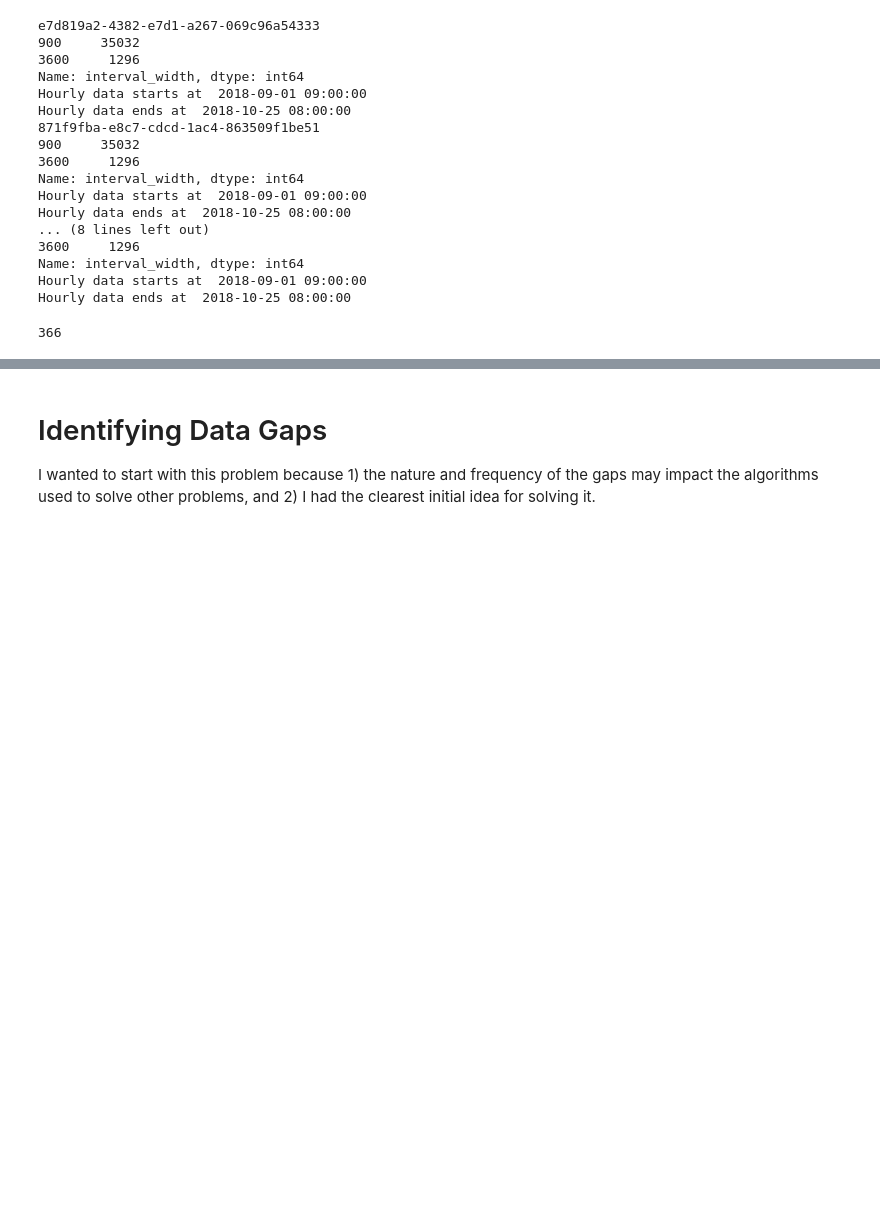
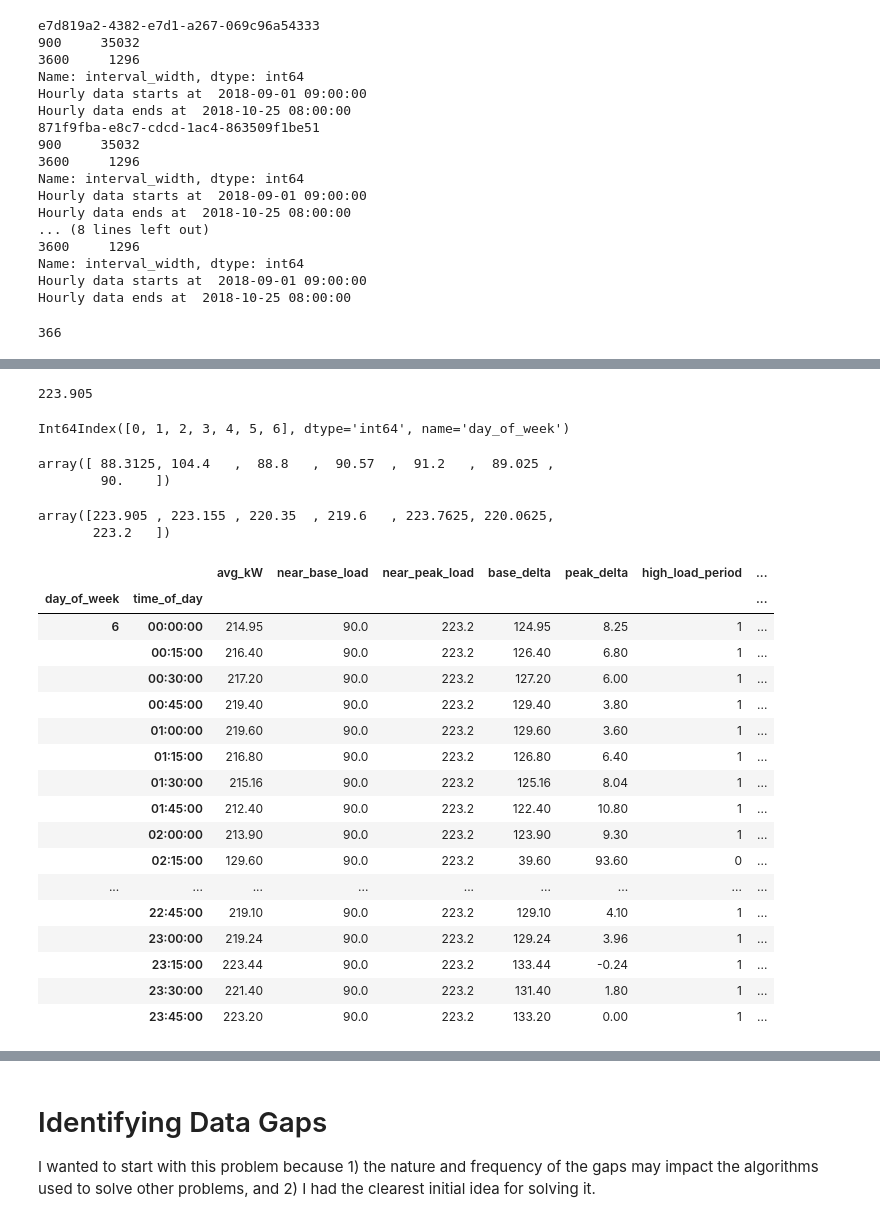
Before and after one commit to NathanVenos/dc-ds-08-26-19, a Jupyter notebook: voltus/Voltus_Project_Nathan.ipynb, the cells around one changed output, grey strips where cells are left out. Saved outputs shown, nothing was run; the diff lists cells and outputs as text; code cells hidden in the pictures; blank space fills up the shorter version.

```diff
--- a/voltus/Voltus_Project_Nathan.ipynb
+++ b/voltus/Voltus_Project_Nathan.ipynb
@@ -177,0 +379,19 @@ all_data_df = pd.read_csv('data/data.csv')
+# %%
+def high_load_start_stop(weekly_interval_df):
+    """
+    Given a DataFrame with known operating and not operating times,
+    return the start and stop time for each day.
+    """
+    shift_forward_fill = weekly_interval_df['high_load_period'].iloc[-1]
+    shift_backward_fill = weekly_interval_df['high_load_period'].iloc[0]
+    weekly_interval_df['high_start'] = (weekly_interval_df['high_load_period']
+                                        < weekly_interval_df['high_load_period'].shift(-1,
+                                                                                       axis=0,
+                                                                                       fill_value=shift_backward_fill))
+    weekly_interval_df['high_stop'] = (weekly_interval_df['high_load_period']
+                                       > weekly_interval_df['high_load_period'].shift(-1,
+                                                                                      axis=0,
+                                                                                      fill_value=shift_backward_fill))
+    weekly_interval_df['high_start'] = weekly_interval_df['high_start'].astype('int')
+    weekly_interval_df['high_stop'] = weekly_interval_df['high_stop'].astype('int')
+    return weekly_interval_df
@@ -177,0 +415,40 @@ all_data_df = pd.read_csv('data/data.csv')
+# %%
+temp_week.loc[(day, ), 'near_base_load'][0]
+temp_week['near_peak_load'].max()
+# %% [output]
+223.905
+# %%
+temp_week.index.get_level_values(0).unique()
+# %% [output]
+Int64Index([0, 1, 2, 3, 4, 5, 6], dtype='int64', name='day_of_week')
+# %%
+temp_week.near_base_load.unique()
+# %% [output]
+array([ 88.3125, 104.4   ,  88.8   ,  90.57  ,  91.2   ,  89.025 ,
+        90.    ])
+# %%
+temp_week.near_peak_load.unique()
+# %% [output]
+array([223.905 , 223.155 , 220.35  , 219.6   , 223.7625, 220.0625,
+       223.2   ])
+# %%
+temp_week.tail(96)
+# %% [output]
+|  |  | avg_kW | near_base_load | near_peak_load | base_delta | peak_delta | high_load_period | ... |
+| day_of_week | time_of_day |  |  |  |  |  |  | ... |
+| 6 | 00:00:00 | 214.95 | 90.0 | 223.2 | 124.95 | 8.25 | 1 | ... |
+|  | 00:15:00 | 216.40 | 90.0 | 223.2 | 126.40 | 6.80 | 1 | ... |
+|  | 00:30:00 | 217.20 | 90.0 | 223.2 | 127.20 | 6.00 | 1 | ... |
+|  | 00:45:00 | 219.40 | 90.0 | 223.2 | 129.40 | 3.80 | 1 | ... |
+|  | 01:00:00 | 219.60 | 90.0 | 223.2 | 129.60 | 3.60 | 1 | ... |
+|  | 01:15:00 | 216.80 | 90.0 | 223.2 | 126.80 | 6.40 | 1 | ... |
+|  | 01:30:00 | 215.16 | 90.0 | 223.2 | 125.16 | 8.04 | 1 | ... |
+|  | 01:45:00 | 212.40 | 90.0 | 223.2 | 122.40 | 10.80 | 1 | ... |
+|  | 02:00:00 | 213.90 | 90.0 | 223.2 | 123.90 | 9.30 | 1 | ... |
+|  | 02:15:00 | 129.60 | 90.0 | 223.2 | 39.60 | 93.60 | 0 | ... |
+| ... | ... | ... | ... | ... | ... | ... | ... | ... |
+|  | 22:45:00 | 219.10 | 90.0 | 223.2 | 129.10 | 4.10 | 1 | ... |
+|  | 23:00:00 | 219.24 | 90.0 | 223.2 | 129.24 | 3.96 | 1 | ... |
+|  | 23:15:00 | 223.44 | 90.0 | 223.2 | 133.44 | -0.24 | 1 | ... |
+|  | 23:30:00 | 221.40 | 90.0 | 223.2 | 131.40 | 1.80 | 1 | ... |
+|  | 23:45:00 | 223.20 | 90.0 | 223.2 | 133.20 | 0.00 | 1 | ... |
```
Also changed, not shown: parts of 24 cells of this notebook, 1 other file.
